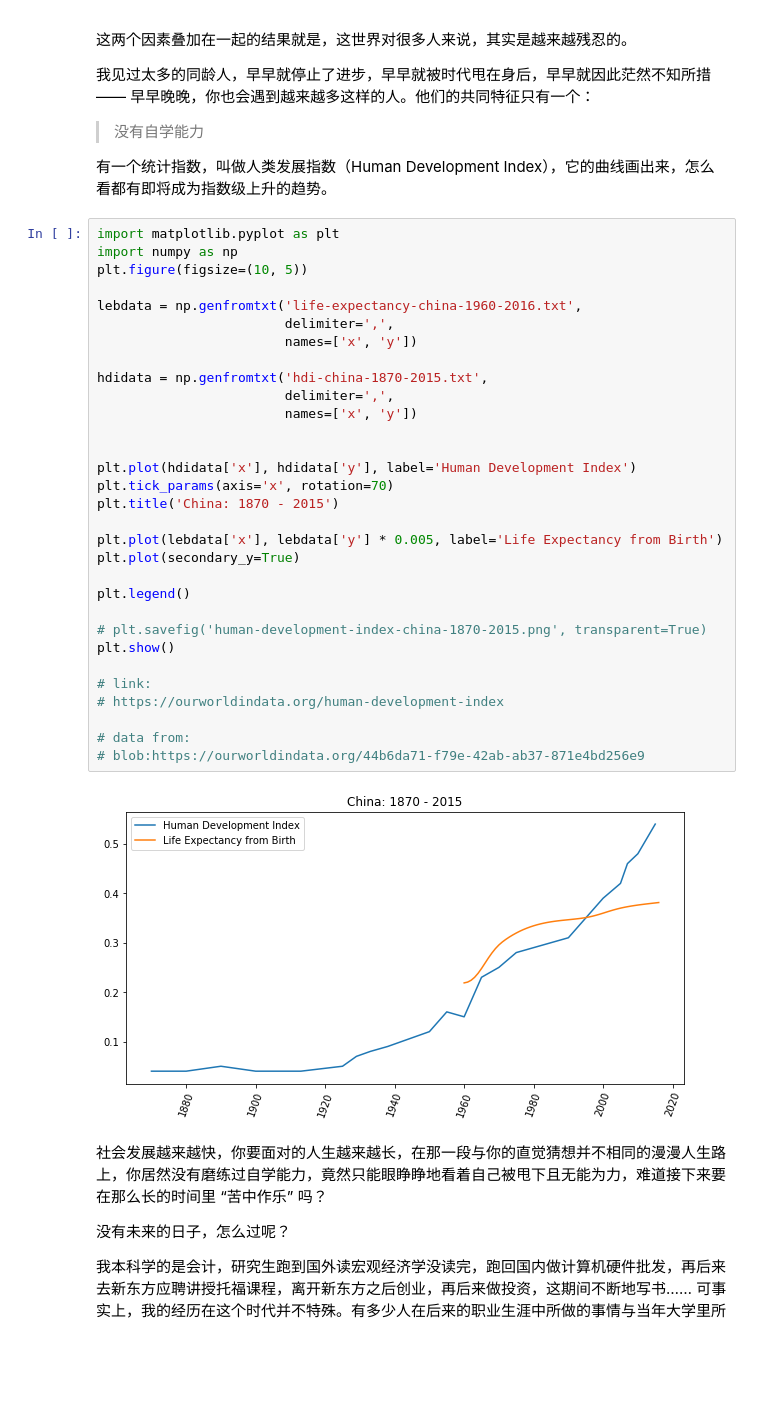
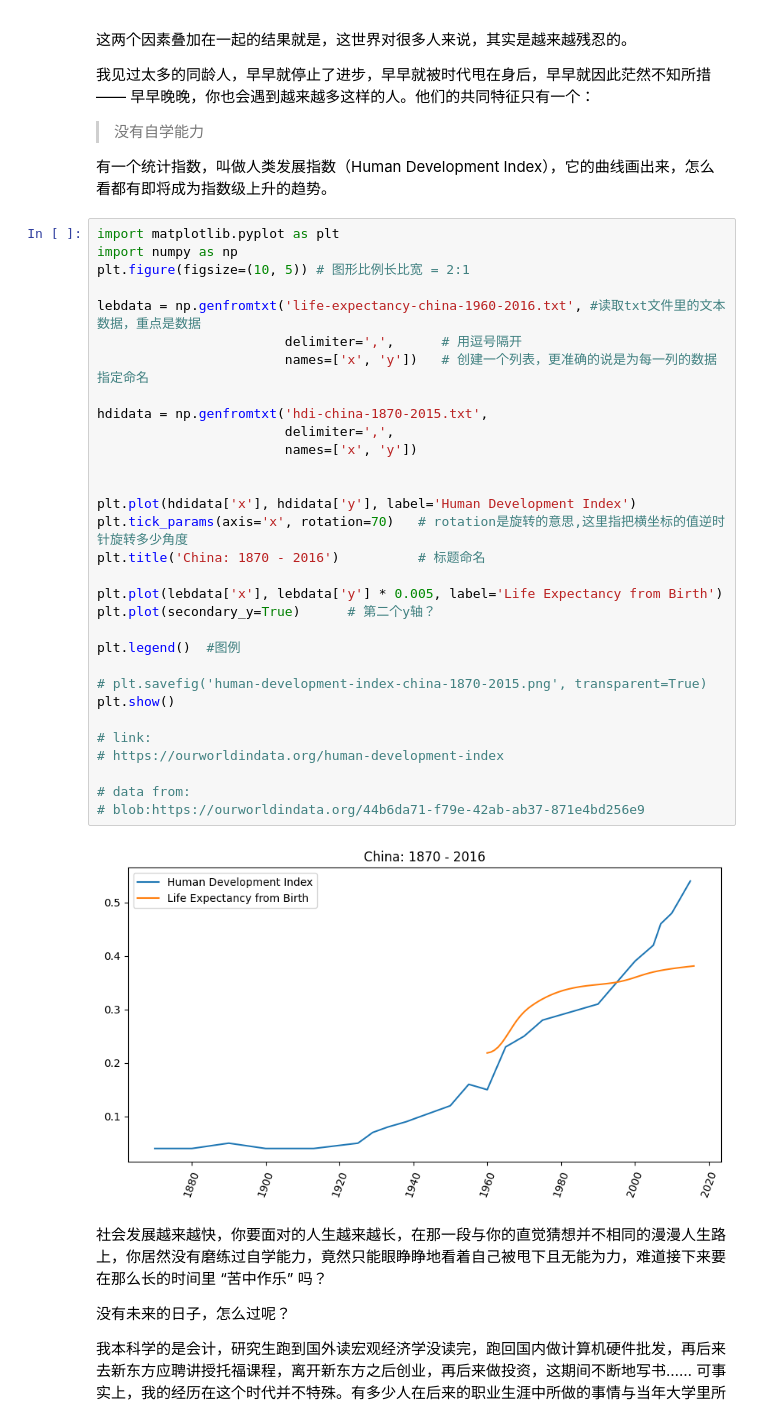
Before and after one commit to staymyself/the-craft-of-selfteaching, a Jupyter notebook: Part.1.A.better.teachyourself.ipynb, the cells around one changed output. Saved outputs shown, nothing was run; the diff lists cells and outputs as text; blank space fills up the shorter version.

```diff
--- a/Part.1.A.better.teachyourself.ipynb
+++ b/Part.1.A.better.teachyourself.ipynb
@@ -68,36 +68,36 @@ plt.show()
 # %%
 import matplotlib.pyplot as plt
 import numpy as np
-plt.figure(figsize=(10, 5))
+plt.figure(figsize=(10, 5)) # 图形比例长比宽 = 2:1
 
-lebdata = np.genfromtxt('life-expectancy-china-1960-2016.txt',
-                        delimiter=',',
-                        names=['x', 'y'])
+lebdata = np.genfromtxt('life-expectancy-china-1960-2016.txt', #读取txt文件里的文本数据，重点是数据
+                        delimiter=',',      # 用逗号隔开
+                        names=['x', 'y'])   # 创建一个列表，更准确的说是为每一列的数据指定命名
 
 hdidata = np.genfromtxt('hdi-china-1870-2015.txt',
                         delimiter=',',
                         names=['x', 'y'])
 
 
 plt.plot(hdidata['x'], hdidata['y'], label='Human Development Index')
-plt.tick_params(axis='x', rotation=70)
-plt.title('China: 1870 - 2015')
+plt.tick_params(axis='x', rotation=70)   # rotation是旋转的意思,这里指把横坐标的值逆时针旋转多少角度
+plt.title('China: 1870 - 2016')          # 标题命名
 
 plt.plot(lebdata['x'], lebdata['y'] * 0.005, label='Life Expectancy from Birth')
-plt.plot(secondary_y=True)
+plt.plot(secondary_y=True)      # 第二个y轴？
 
-plt.legend()
+plt.legend()  #图例
 
 # plt.savefig('human-development-index-china-1870-2015.png', transparent=True)
 plt.show()
 
 # link:
 # https://ourworldindata.org/human-development-index
 
 # data from:
 # blob:https://ourworldindata.org/44b6da71-f79e-42ab-ab37-871e4bd256e9
 # %% [output]
-[figure, old version]
+[figure, new version]
 # %% [markdown]
 社会发展越来越快，你要面对的人生越来越长，在那一段与你的直觉猜想并不相同的漫漫人生路上，你居然没有磨练过自学能力，竟然只能眼睁睁地看着自己被甩下且无能为力，难道接下来要在那么长的时间里 “苦中作乐” 吗？
 
```
